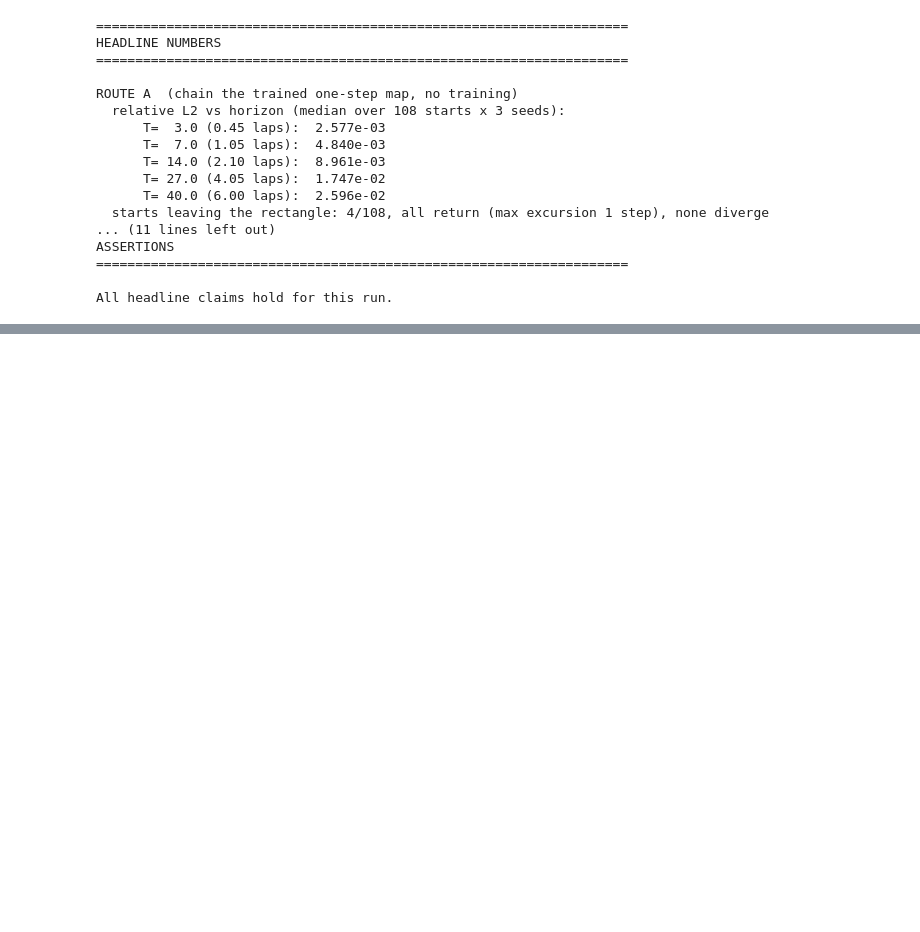
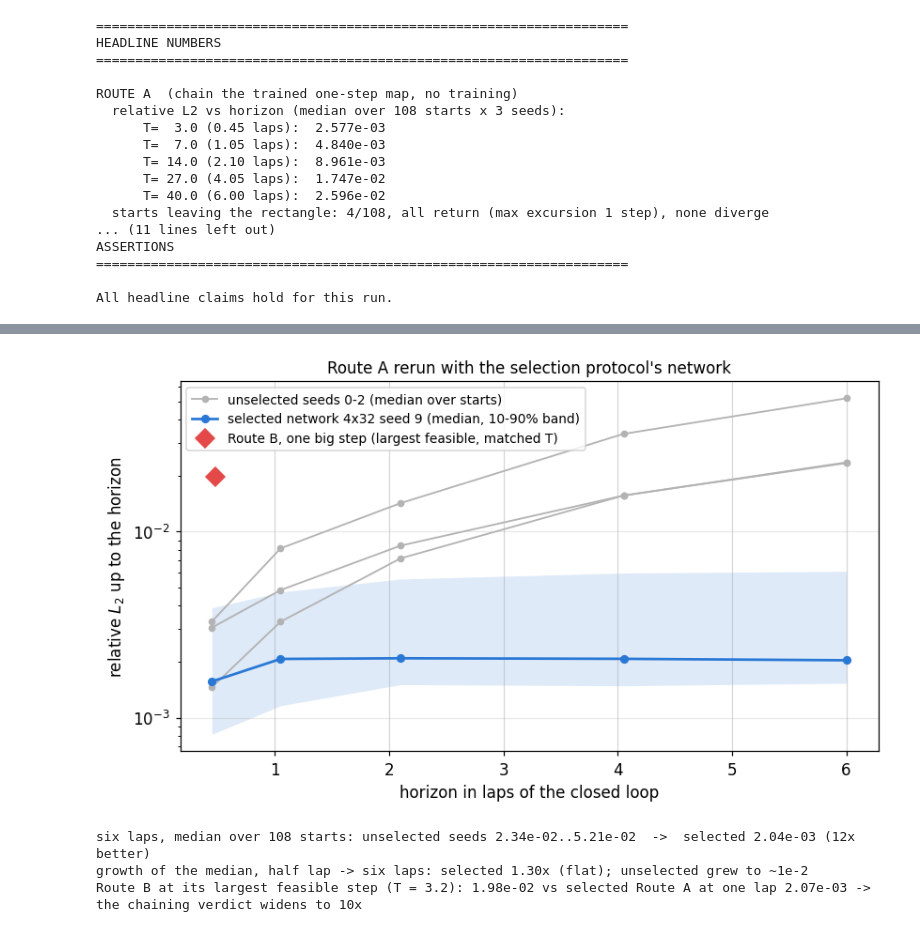
Before and after one commit to GeorgeWilliam1999/Van_Der_Pole, a Jupyter notebook: trajectory_network/trajectory_network.ipynb, the cells around one changed output, grey strips where cells are left out. Saved outputs shown, nothing was run; the diff lists cells and outputs as text; code cells hidden in the pictures; blank space fills up the shorter version.

```diff
--- a/trajectory_network/trajectory_network.ipynb
+++ b/trajectory_network/trajectory_network.ipynb
@@ -586,0 +603,46 @@ All headline claims hold for this run.
+# %%
+import selected_network_refresh as snr
+
+sel = snr.refresh(verbose=False)
+old = pd.read_csv(RESULTS / "route_a_error_vs_horizon.csv")
+matched = pd.read_csv(RESULTS / "route_b_vs_a_matched.csv")
+
+fig, ax = plt.subplots(figsize=(7.8, 4.6))
+for seed, g in old.groupby("seed"):
+    ax.semilogy(g.laps, g["median"], "o-", color="0.7", lw=1.2, ms=4,
+                label="unselected seeds 0-2 (median over starts)"
+                if seed == 0 else None)
+ax.fill_between(sel.laps, sel.p10, sel.p90, color="#2a78d6", alpha=0.15, lw=0)
+ax.semilogy(sel.laps, sel["median"], "o-", color="#2a78d6", lw=1.8, ms=5,
+            label="selected network 4x32 seed 9 (median, 10-90% band)")
+b_row = matched[matched.route.str.startswith("B")].iloc[0]
+ax.semilogy([b_row.horizon / LAP], [b_row["median"]], "D", color="#e34948",
+            ms=9, label="Route B, one big step (largest feasible, matched T)")
+for k in range(1, 7):
+    ax.axvline(k, color="0.9", lw=0.7, zorder=0)
+ax.set_xlabel("horizon in laps of the closed loop")
+ax.set_ylabel("relative $L_2$ up to the horizon")
+ax.set_title("Route A rerun with the selection protocol's network")
+ax.legend(fontsize=9)
+fig.tight_layout()
+fig.savefig(FIGURES / "10_route_a_selected_network.png"); plt.show()
+
+old6 = old[old.horizon == 40.0]["median"]
+sel6 = float(sel[sel.horizon == 40.0]["median"].iloc[0])
+print(f"six laps, median over 108 starts: unselected seeds "
+      f"{old6.min():.2e}..{old6.max():.2e}  ->  selected {sel6:.2e} "
+      f"({old6.median() / sel6:.0f}x better)")
+print(f"growth of the median, half lap -> six laps: selected "
+      f"{sel6 / float(sel['median'].iloc[0]):.2f}x (flat); "
+      f"unselected grew to ~1e-2")
+print(f"Route B at its largest feasible step (T = {b_row.horizon:g}): "
+      f"{b_row['median']:.2e} vs selected Route A at one lap "
+      f"{float(sel[sel.horizon == 7.0]['median'].iloc[0]):.2e} "
+      f"-> the chaining verdict widens to "
+      f"{b_row['median'] / float(sel[sel.horizon == 7.0]['median'].iloc[0]):.0f}x")
+assert sel6 < 5e-3, "selected network should hold a few 1e-3 at six laps"
+# %% [output]
+[figure, added]
+six laps, median over 108 starts: unselected seeds 2.34e-02..5.21e-02  ->  selected 2.04e-03 (12x better)
+growth of the median, half lap -> six laps: selected 1.30x (flat); unselected grew to ~1e-2
+Route B at its largest feasible step (T = 3.2): 1.98e-02 vs selected Route A at one lap 2.07e-03 -> the chaining verdict widens to 10x
```
Also changed, not shown: parts of 1 cell of this notebook, 3 other files.
